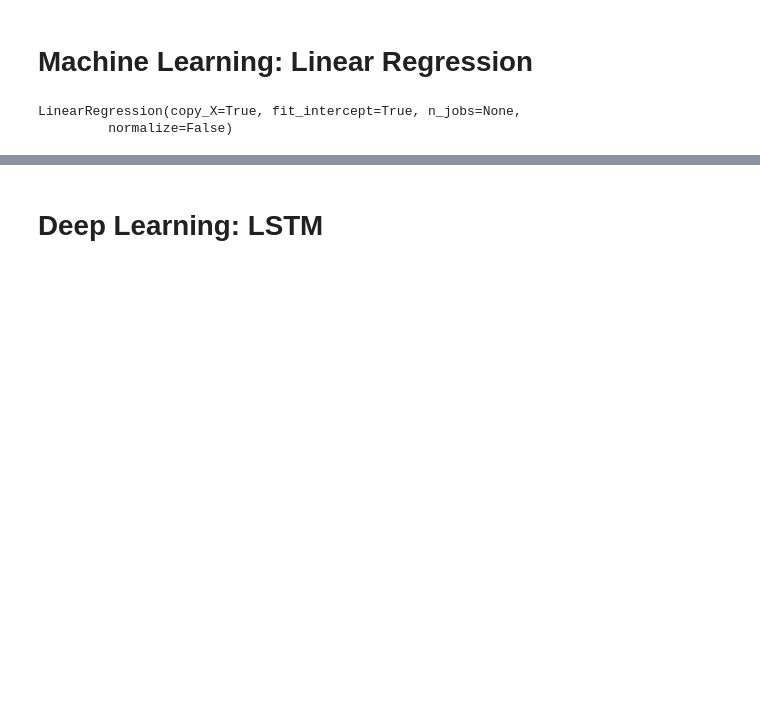
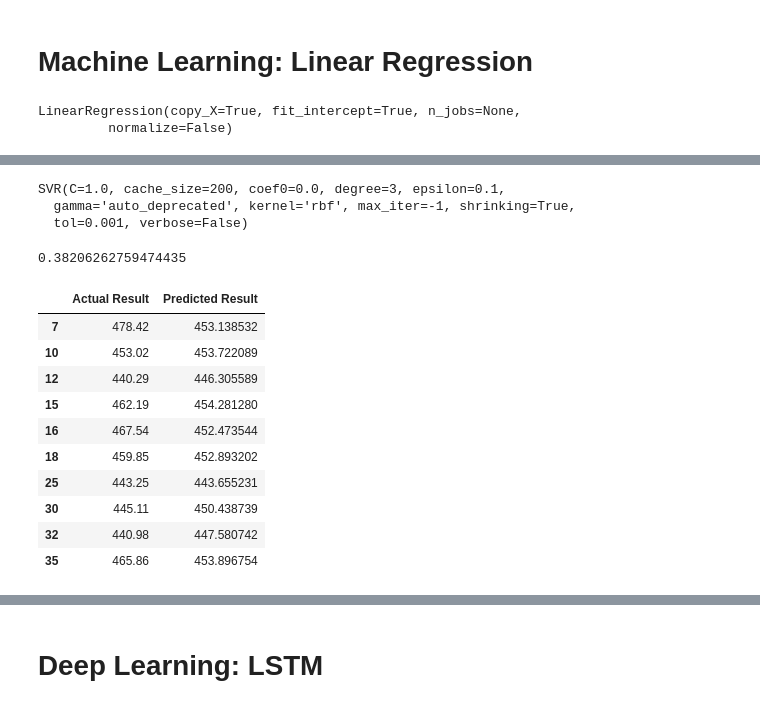
Before and after one commit to chykoushik/S2E-dfki-Electrical-Power-Prediction, a Jupyter notebook: Combined-Cycle-Power-Plant.ipynb, the cells around one changed output, grey strips where cells are left out. Drawn from its saved outputs; the diff is of its cells as text; code cells hidden in the pictures; blank space fills up the shorter version.

```diff
--- a/Combined-Cycle-Power-Plant.ipynb
+++ b/Combined-Cycle-Power-Plant.ipynb
@@ -143,0 +151,7 @@ sns.lineplot(Y_test[0:200], Y_prediction[0:200])
+# %%
+SVMachine = svm.SVR(kernel='rbf')
+SVMachine.fit(X_train, Y_train)
+# %% [output]
+SVR(C=1.0, cache_size=200, coef0=0.0, degree=3, epsilon=0.1,
+  gamma='auto_deprecated', kernel='rbf', max_iter=-1, shrinking=True,
+  tol=0.001, verbose=False)
@@ -143,0 +160,19 @@ sns.lineplot(Y_test[0:200], Y_prediction[0:200])
+# %%
+SVMachine.score(X_test, Y_test)
+# %% [output]
+0.38206262759474435
+# %%
+dataset = pd.DataFrame({'Actual Result': Y_test, 'Predicted Result': Y_prediction_SVM})
+dataset.head(10)
+# %% [output]
+|  | Actual Result | Predicted Result |
+| 7 | 478.42 | 453.138532 |
+| 10 | 453.02 | 453.722089 |
+| 12 | 440.29 | 446.305589 |
+| 15 | 462.19 | 454.281280 |
+| 16 | 467.54 | 452.473544 |
+| 18 | 459.85 | 452.893202 |
+| 25 | 443.25 | 443.655231 |
+| 30 | 445.11 | 450.438739 |
+| 32 | 440.98 | 447.580742 |
+| 35 | 465.86 | 453.896754 |
```
Also changed, not shown: parts of 10 cells of this notebook.
